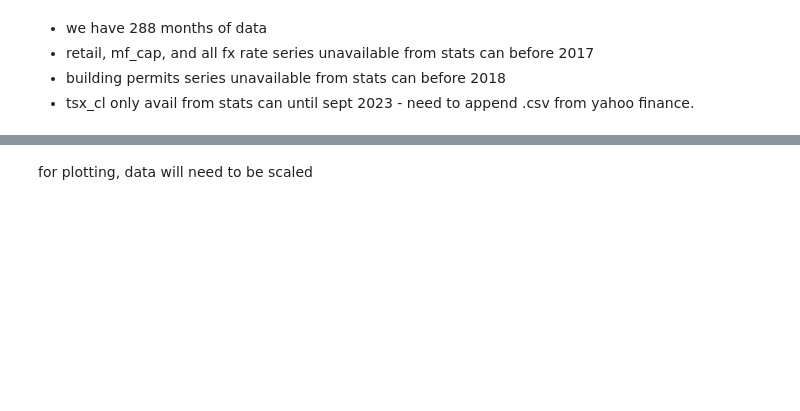
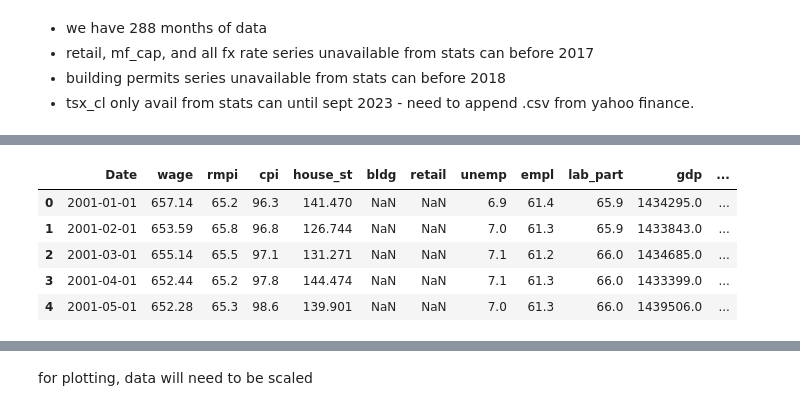
Before and after one commit to FleaBusyBeeBergs/dtsa5511-final-project, a Jupyter notebook: dtsa5511_final_project.ipynb, the cells around one changed output, grey strips where cells are left out. Drawn from its saved outputs; the diff is of its cells as text; code cells hidden in the pictures; blank space fills up the shorter version.

```diff
--- a/dtsa5511_final_project.ipynb
+++ b/dtsa5511_final_project.ipynb
@@ -448,6 +463,6 @@ print(data.info())
 # %%
 url = 'https://raw.githubusercontent.com/FleaBusyBeeBergs/dtsa5511-final-project/main/data/fx-2001-2016%20-%20fx-2001-2017.csv'
 hist_fx = pd.read_csv(url)
-
-# Preview the data
-hist_fx.head()
+hist_fx['Date'] = pd.to_datetime(hist_fx['date'])
+hist_fx = hist_fx.drop(columns=['date'])
+hist_fx.tail()
@@ -454,3 +476,23 @@ hist_fx.head()
+# %%
+# Merge hist_fx into data on 'Date' using outer join
+data = pd.merge(data, hist_fx, on='Date', how='outer', suffixes=('', '_hist'))
+
+# For each fx column, fill missing values using the historical version
+fx_vars = ['us_fx', 'cn_fx', 'eu_fx', 'jp_fx']
+
+for var in fx_vars:
+    hist_col = f"{var}_hist"
+    if hist_col in data.columns:
+        data[var] = data[var].fillna(data[hist_col])
+        data.drop(columns=hist_col, inplace=True)
+data.head()
+# %% [output]
+|  | Date | wage | rmpi | cpi | house_st | bldg | retail | unemp | empl | lab_part | gdp | ... |
+| 0 | 2001-01-01 | 657.14 | 65.2 | 96.3 | 141.470 | NaN | NaN | 6.9 | 61.4 | 65.9 | 1434295.0 | ... |
+| 1 | 2001-02-01 | 653.59 | 65.8 | 96.8 | 126.744 | NaN | NaN | 7.0 | 61.3 | 65.9 | 1433843.0 | ... |
+| 2 | 2001-03-01 | 655.14 | 65.5 | 97.1 | 131.271 | NaN | NaN | 7.1 | 61.2 | 66.0 | 1434685.0 | ... |
+| 3 | 2001-04-01 | 652.44 | 65.2 | 97.8 | 144.474 | NaN | NaN | 7.1 | 61.3 | 66.0 | 1433399.0 | ... |
+| 4 | 2001-05-01 | 652.28 | 65.3 | 98.6 | 139.901 | NaN | NaN | 7.0 | 61.3 | 66.0 | 1439506.0 | ... |
 # %%
 # descriptive stats
 data.describe()
```
Also changed, not shown: parts of 4 cells of this notebook.
